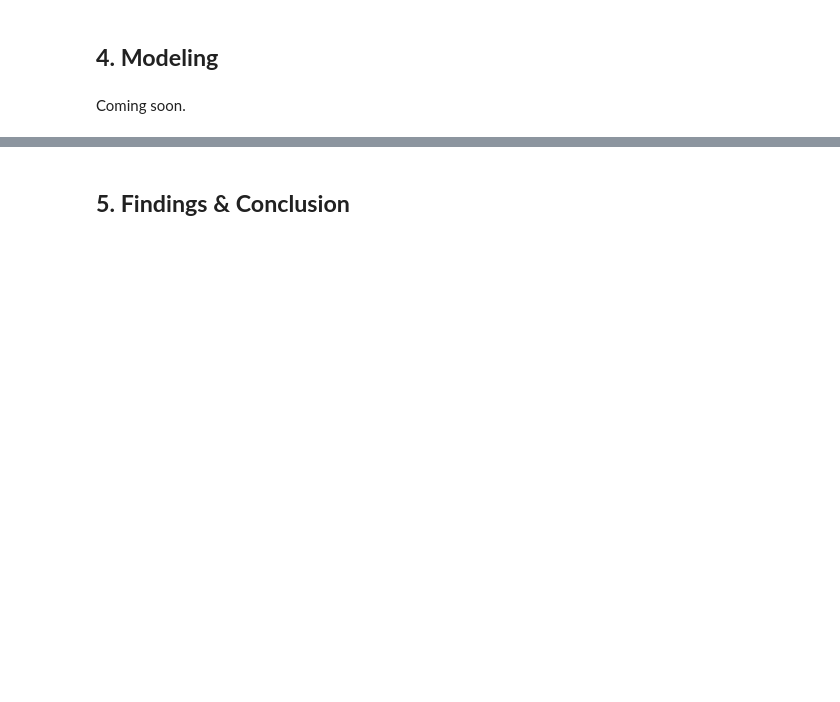
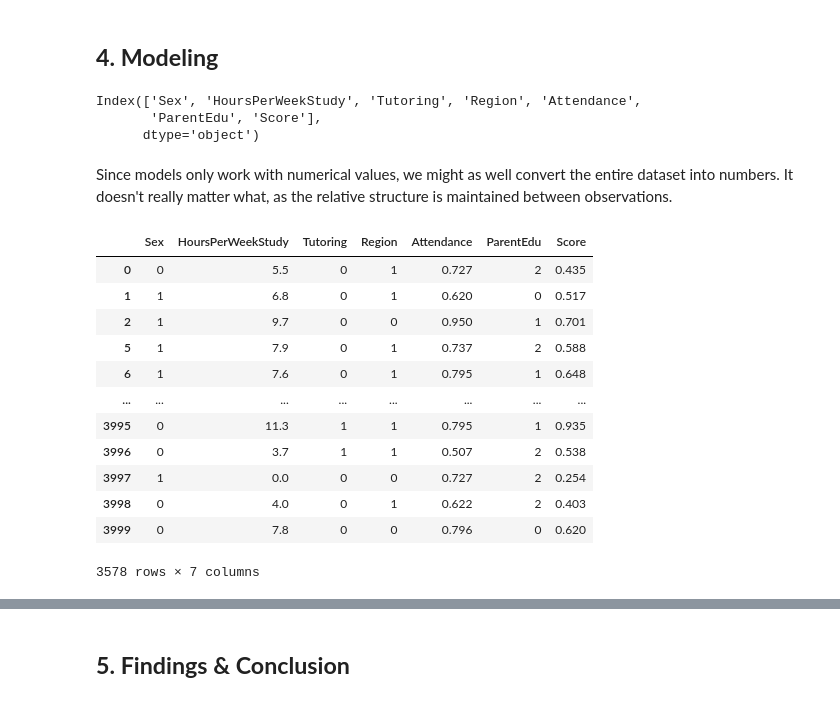
Before and after one commit to deslumoprime/is312, a Jupyter notebook: rtzhang2/RaymondZhangIS312WA2.ipynb, the cells around one changed output, grey strips where cells are left out. Drawn from its saved outputs; the diff is of its cells as text; code cells hidden in the pictures; blank space fills up the shorter version.

```diff
--- a/rtzhang2/RaymondZhangIS312WA2.ipynb
+++ b/rtzhang2/RaymondZhangIS312WA2.ipynb
@@ -112,4 +174,10 @@ urbanTertiaryYestutScore {'count': 214.0, 'mean': 83.68691588785046, 'std': 14.2
 # %% [markdown]
 ## **4. Modeling**
-# %% [markdown]
-Coming soon.
+# %%
+df1.columns  # for (my) reference, do not get me wrong this is NOT for you..
+# %% [output]
+Index(['Sex', 'HoursPerWeekStudy', 'Tutoring', 'Region', 'Attendance',
+       'ParentEdu', 'Score'],
+      dtype='object')
+# %% [markdown]
+Since models only work with numerical values, we might as well convert the entire dataset into numbers. It doesn't really matter what, as the relative structure is maintained between observations.
@@ -115,0 +186,21 @@ Coming soon.
+# %%
+df1["Sex"] = df1.Sex.apply(lambda x: 0 if x=="Male" else 1)  # Males = 0, Females = 1
+df1["Tutoring"] = df1.Tutoring.apply(lambda y: 0 if y=="No" else 1)  # No TUT = 0, Yes TUT = 1
+df1["Region"] = df1.Region.apply(lambda z: 0 if z=="Rural" else 1)  # Rural = 0, Urban = 1
+df1["Attendance"] = df1.Attendance.apply(lambda normalize: normalize/100);  # Turns Attendance from %age into 0 to 1 scale
+key1 = {"Primary":0, "Secondary":1, "Tertiary":2};  df1["ParentEdu"] = df1["ParentEdu"].map(key1)  # 0 = Primary, 1 = Secondary, 2 = Tertiary
+df1["Score"] = df1.Score.apply(lambda normalize: normalize/100); df1  # Same as Attendance
+# %% [output]
+|  | Sex | HoursPerWeekStudy | Tutoring | Region | Attendance | ParentEdu | Score |
+| 0 | 0 | 5.5 | 0 | 1 | 0.727 | 2 | 0.435 |
+| 1 | 1 | 6.8 | 0 | 1 | 0.620 | 0 | 0.517 |
+| 2 | 1 | 9.7 | 0 | 0 | 0.950 | 1 | 0.701 |
+| 5 | 1 | 7.9 | 0 | 1 | 0.737 | 2 | 0.588 |
+| 6 | 1 | 7.6 | 0 | 1 | 0.795 | 1 | 0.648 |
+| ... | ... | ... | ... | ... | ... | ... | ... |
+| 3995 | 0 | 11.3 | 1 | 1 | 0.795 | 1 | 0.935 |
+| 3996 | 0 | 3.7 | 1 | 1 | 0.507 | 2 | 0.538 |
+| 3997 | 1 | 0.0 | 0 | 0 | 0.727 | 2 | 0.254 |
+| 3998 | 0 | 4.0 | 0 | 1 | 0.622 | 2 | 0.403 |
+| 3999 | 0 | 7.8 | 0 | 0 | 0.796 | 0 | 0.620 |
+3578 rows × 7 columns
```
Also changed, not shown: parts of 18 cells of this notebook, 1 other file.
